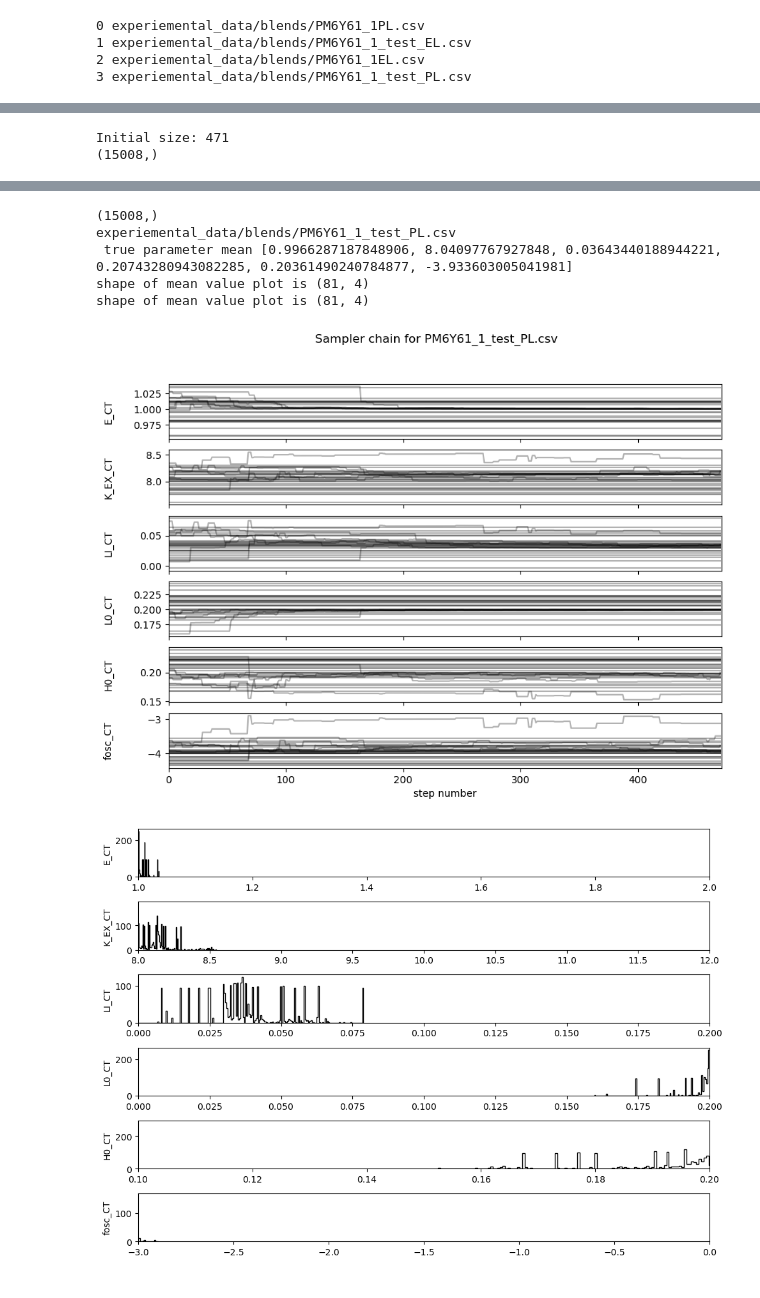
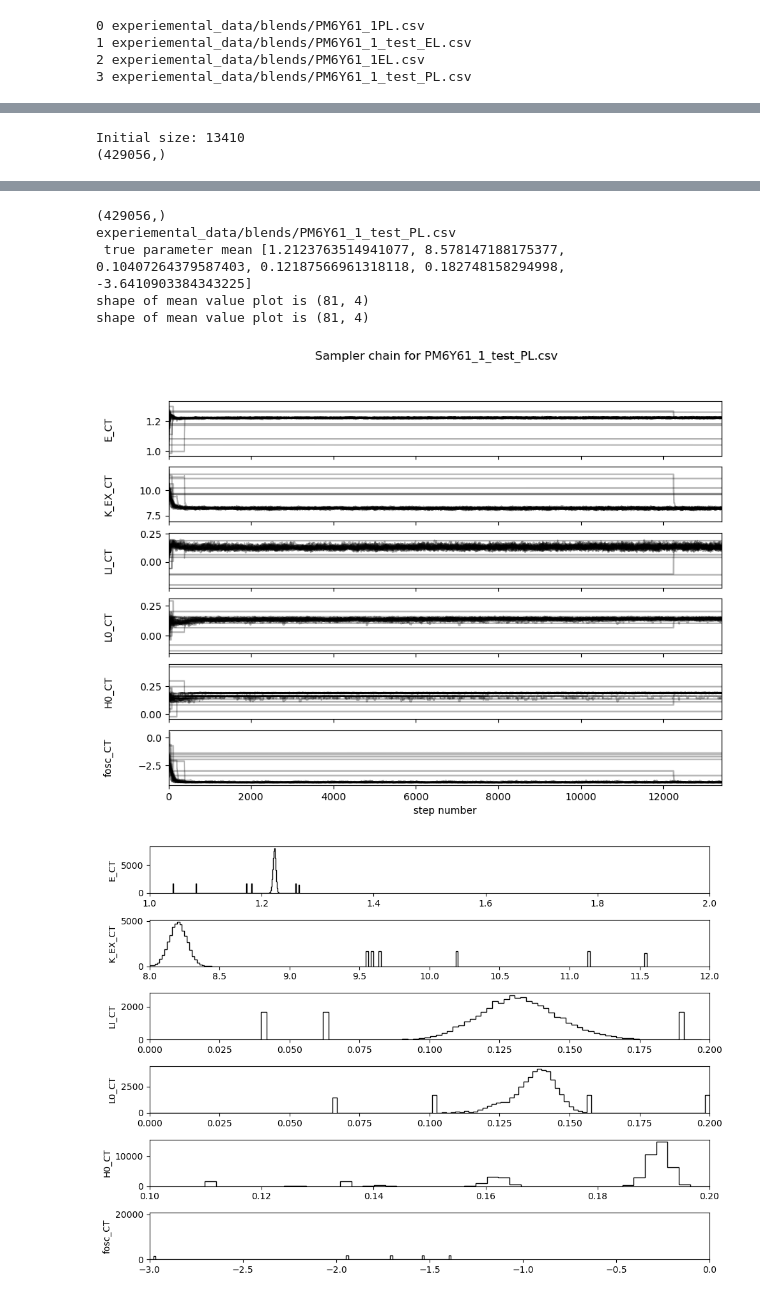
Before and after one commit to mohammedazzouzi15/pl_temp_fit, a Jupyter notebook: notebook/trial_emcee_EL.ipynb, the cells around one changed output, grey strips where cells are left out. Saved outputs shown, nothing was run; the diff lists cells and outputs as text; code cells hidden in the pictures.

Commit message:
solved the issue with the failed samples

```diff
--- a/notebook/trial_emcee_EL.ipynb
+++ b/notebook/trial_emcee_EL.ipynb
@@ -143,5 +144,0 @@ plot_exp_data_with_variance(true_parameters,temperature_list_EL,hws_EL,temperatu
-# %%
-import importlib
-importlib.reload(fit_EL_exp_EMCEE)
-
-sampler = fit_EL_exp_EMCEE.run_sampler_single(save_folder, soln, Exp_data_EL,Exp_data_PL, co_var_mat_EL,co_var_mat_PL,LE_params, X,nsteps=100,coeff_spread=10)
@@ -401,7 +264,7 @@ script="#!/bin/bash \n"+\
     "cd /rds/general/user/ma11115/home/pl_temp_fit/ \n"+\
     "module load anaconda3/personal \n"+ \
     "source activate pymc_env     \n"+\
-    f"python src/pl_temp_fit/fit_EL_exp_EMCEE.py --test_number 2 --data_file_EL {csv_name_EL}  --data_file_PL {csv_name_PL} --coeff_spread 5 \n"#${'PBS_ARRAY_INDEX'}#f"#PBS -J 1-{16} \n"+\
+    f"python src/pl_temp_fit/fit_EL_exp_EMCEE.py --test_number 2 --data_file_EL {csv_name_EL}  --data_file_PL {csv_name_PL} --coeff_spread 3 \n"#${'PBS_ARRAY_INDEX'}#f"#PBS -J 1-{16} \n"+\
 #print(script)
 with open(f'HPC_bash_script/{sh_name}', 'wb') as f:
     f.write( bytes(script, 'utf-8'))
@@ -429,9 +294,7 @@ sh: error importing function definition for `module'
 # analyse results
 import importlib
 import glob
-csv_files = glob.glob('experiemental_data/*/*.csv')
-#csv_names=[csv_files[x] for x in [3,18,12]]#3 for y6, 18 for ITIC,12 for L8BO
-csv_names = csv_files
+csv_names = glob.glob('experiemental_data/*/*.csv')
 list_params = []
 
 for csv_name in csv_names:
@@ -465,11 +328,11 @@ for csv_name in csv_names:
                 params_dict['max_log_prob'] = np.max(log_prob)
                 params_dict['csv_position'] = csv_names.index(csv_name)
                 list_params.append(params_dict)
-            except:
+            except Exception as e:
                 print('error')
                 print(f)
-                print('error')
-                pass
+                print(e)
+                break
 
 import pandas as pd
 df = pd.DataFrame.from_records(list_params)
@@ -494,6 +361,7 @@ model_config = {
 save_folder = 0
 # %%
 #load data and plot the relevant histograms
-index = 3
+index = 4
 filename = df['saved_folder'][index] + "/sampler.h5"
 csv_name = csv_names[df['csv_position'][index]]
+print(filename)
@@ -536,7 +417,7 @@ axes[-1].set_xlabel("step number")
 fig.suptitle(f"Sampler chain for {csv_name.split('/')[-1]}")
 fig.show()
 #flat_samples.shape
-distribution = reader.get_chain(discard=1, thin=5, flat=True)
+distribution = reader.get_chain(discard=5000, thin=5, flat=True)
 true_parameters=list(np.mean(distribution,axis=0))
 print(flat_samples.shape)
 fig, axes = plt.subplots(6, figsize=(10, 7))
@@ -579,5 +460,5 @@ for i,axes  in enumerate(axis):
     axes.set_ylim(0,1.1)
     axes.set_ylabel("EL intensity")
 # %% [output]
-Initial size: 471
-(15008,)
+Initial size: 13410
+(429056,)
@@ -585,7 +466,7 @@ Initial size: 471
-(15008,)
+(429056,)
 experiemental_data/blends/PM6Y61_1_test_PL.csv
- true parameter mean [0.9966287187848906, 8.04097767927848, 0.03643440188944221, 0.20743280943082285, 0.20361490240784877, -3.933603005041981]
+ true parameter mean [1.2123763514941077, 8.578147188175377, 0.10407264379587403, 0.12187566961318118, 0.182748158294998, -3.6410903384343225]
 shape of mean value plot is (81, 4)
 shape of mean value plot is (81, 4)
-[figure, old version]
+[figure, new version]
-[figure, old version]
+[figure, new version]
```
Also changed, not shown: parts of 22 cells of this notebook, 2 other files.
